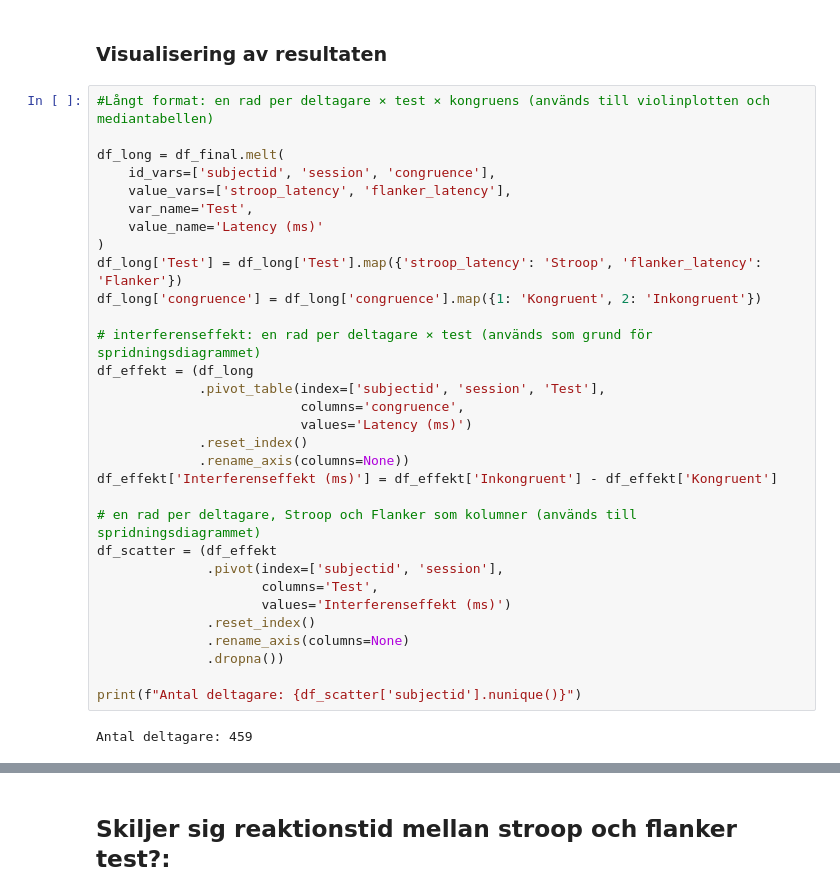
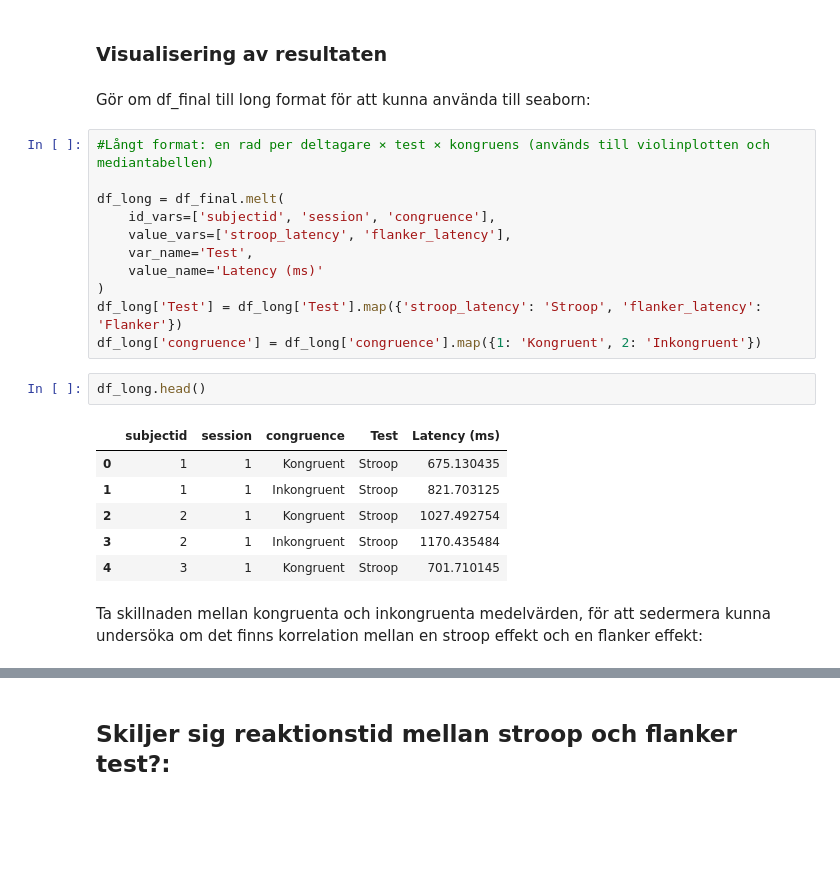
Before and after one commit to gusuny/data_analysis_project, a Jupyter notebook: data/raw/sammansatt_test.ipynb, the cells around one changed output, grey strips where cells are left out. Saved outputs shown, nothing was run; the diff lists cells and outputs as text; blank space fills up the shorter version.

Commit message:
Lade till markdowns för statistiska test, m.m

```diff
--- a/data/raw/sammansatt_test.ipynb
+++ b/data/raw/sammansatt_test.ipynb
@@ -418,6 +426,8 @@ df_final.head()
 | 4 | 3 | 1 | 1 | 701.710145 | 448.791667 |
 # %% [markdown]
 ### Visualisering av resultaten
+# %% [markdown]
+Gör om df_final till long format för att kunna använda till seaborn:
 # %%
 #Långt format: en rad per deltagare × test × kongruens (används till violinplotten och mediantabellen)
 
@@ -429,25 +439,14 @@ df_long = df_final.melt(
 )
 df_long['Test'] = df_long['Test'].map({'stroop_latency': 'Stroop', 'flanker_latency': 'Flanker'})
 df_long['congruence'] = df_long['congruence'].map({1: 'Kongruent', 2: 'Inkongruent'})
-
-# interferenseffekt: en rad per deltagare × test (används som grund för spridningsdiagrammet)
-df_effekt = (df_long
-             .pivot_table(index=['subjectid', 'session', 'Test'],
-                          columns='congruence',
-                          values='Latency (ms)')
-             .reset_index()
-             .rename_axis(columns=None))
-df_effekt['Interferenseffekt (ms)'] = df_effekt['Inkongruent'] - df_effekt['Kongruent']
-
-# en rad per deltagare, Stroop och Flanker som kolumner (används till spridningsdiagrammet)
-df_scatter = (df_effekt
-              .pivot(index=['subjectid', 'session'],
-                     columns='Test',
-                     values='Interferenseffekt (ms)')
-              .reset_index()
-              .rename_axis(columns=None)
-              .dropna())
-
-print(f"Antal deltagare: {df_scatter['subjectid'].nunique()}")
-# %% [output]
-Antal deltagare: 459
+# %%
+df_long.head()
+# %% [output]
+|  | subjectid | session | congruence | Test | Latency (ms) |
+| 0 | 1 | 1 | Kongruent | Stroop | 675.130435 |
+| 1 | 1 | 1 | Inkongruent | Stroop | 821.703125 |
+| 2 | 2 | 1 | Kongruent | Stroop | 1027.492754 |
+| 3 | 2 | 1 | Inkongruent | Stroop | 1170.435484 |
+| 4 | 3 | 1 | Kongruent | Stroop | 701.710145 |
+# %% [markdown]
+Ta skillnaden mellan kongruenta och inkongruenta medelvärden, för att sedermera kunna undersöka om det finns korrelation mellan en stroop effekt och en flanker effekt:
```
Also changed, not shown: parts of 14 cells of this notebook.
